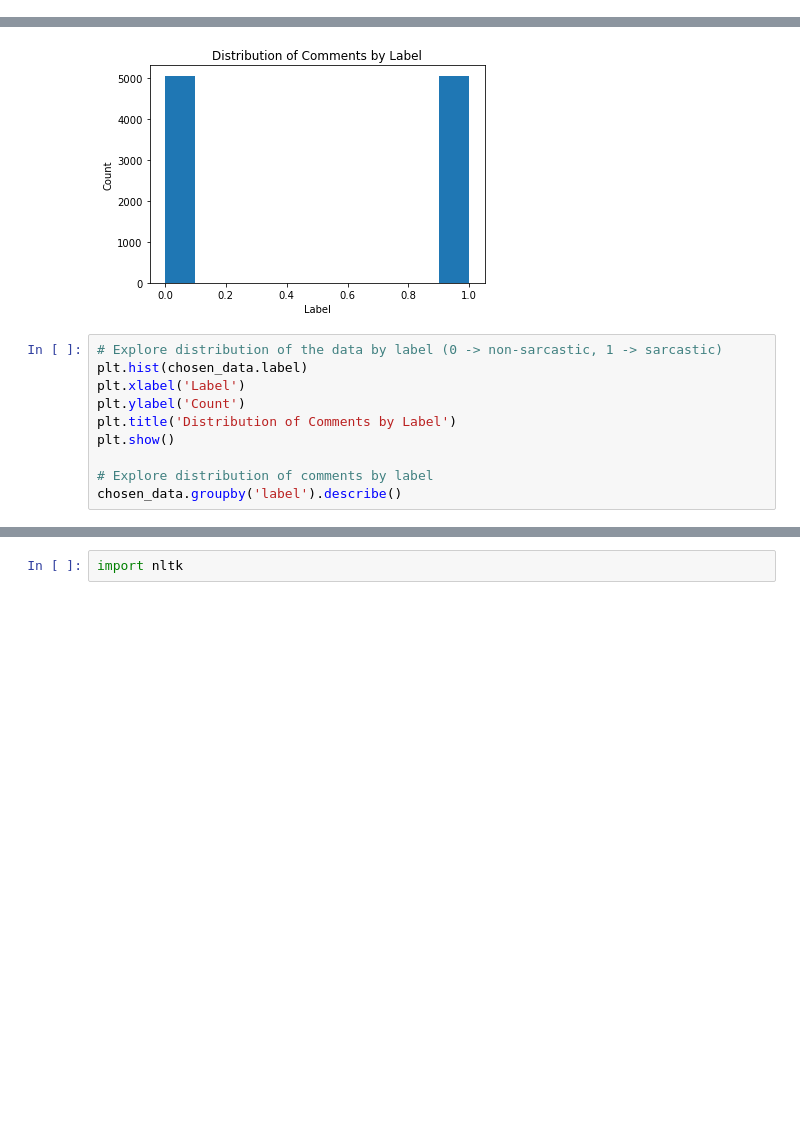
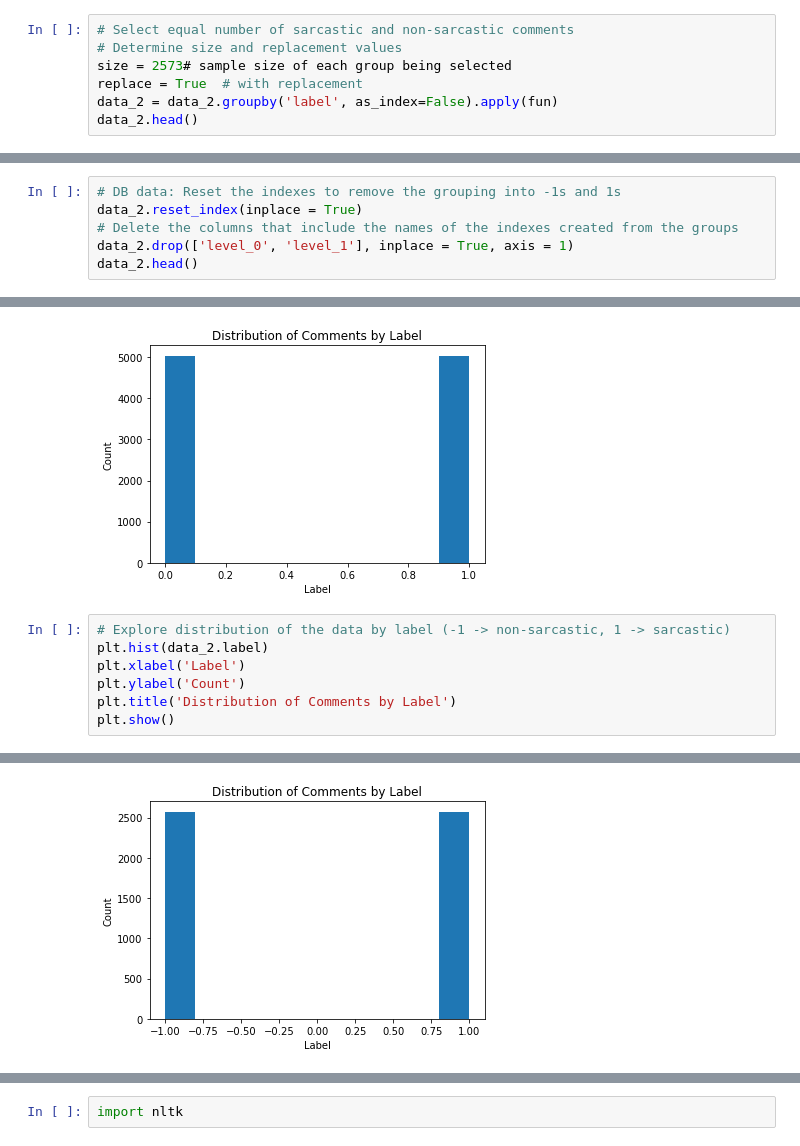
Before and after one commit to nourmansour/Sarcasm-on-Reddit, a Jupyter notebook: Sarcastic Comments on Reddit - An Analysis.ipynb, the cells around one changed output, grey strips where cells are left out. Saved outputs shown, nothing was run; the diff lists cells and outputs as text; blank space fills up the shorter version.

```diff
--- a/Sarcastic Comments on Reddit - An Analysis.ipynb
+++ b/Sarcastic Comments on Reddit - An Analysis.ipynb
@@ -70,0 +175,7 @@ chosen_data.head()
+# %%
+# Select equal number of sarcastic and non-sarcastic comments
+# Determine size and replacement values
+size = 2573# sample size of each group being selected
+replace = True  # with replacement
+data_2 = data_2.groupby('label', as_index=False).apply(fun)
+data_2.head()
@@ -92,0 +202,6 @@ chosen_data.tail()
+# %%
+# DB data: Reset the indexes to remove the grouping into -1s and 1s
+data_2.reset_index(inplace = True)
+# Delete the columns that include the names of the indexes created from the groups
+data_2.drop(['level_0', 'level_1'], inplace = True, axis = 1)
+data_2.head()
@@ -104,13 +242,10 @@ plt.show()
 # %% [output]
 [figure]
 # %%
-# Explore distribution of the data by label (0 -> non-sarcastic, 1 -> sarcastic)
-plt.hist(chosen_data.label)
+# Explore distribution of the data by label (-1 -> non-sarcastic, 1 -> sarcastic)
+plt.hist(data_2.label)
 plt.xlabel('Label')
 plt.ylabel('Count')
 plt.title('Distribution of Comments by Label')
 plt.show()
-
-# Explore distribution of comments by label
-chosen_data.groupby('label').describe()
 # %% [output]
@@ -122,2 +252,3 @@ chosen_data.groupby('label').describe()
+[figure, added]
 # %%
 #Import NLTK library
```
Also changed, not shown: parts of 41 cells of this notebook.
